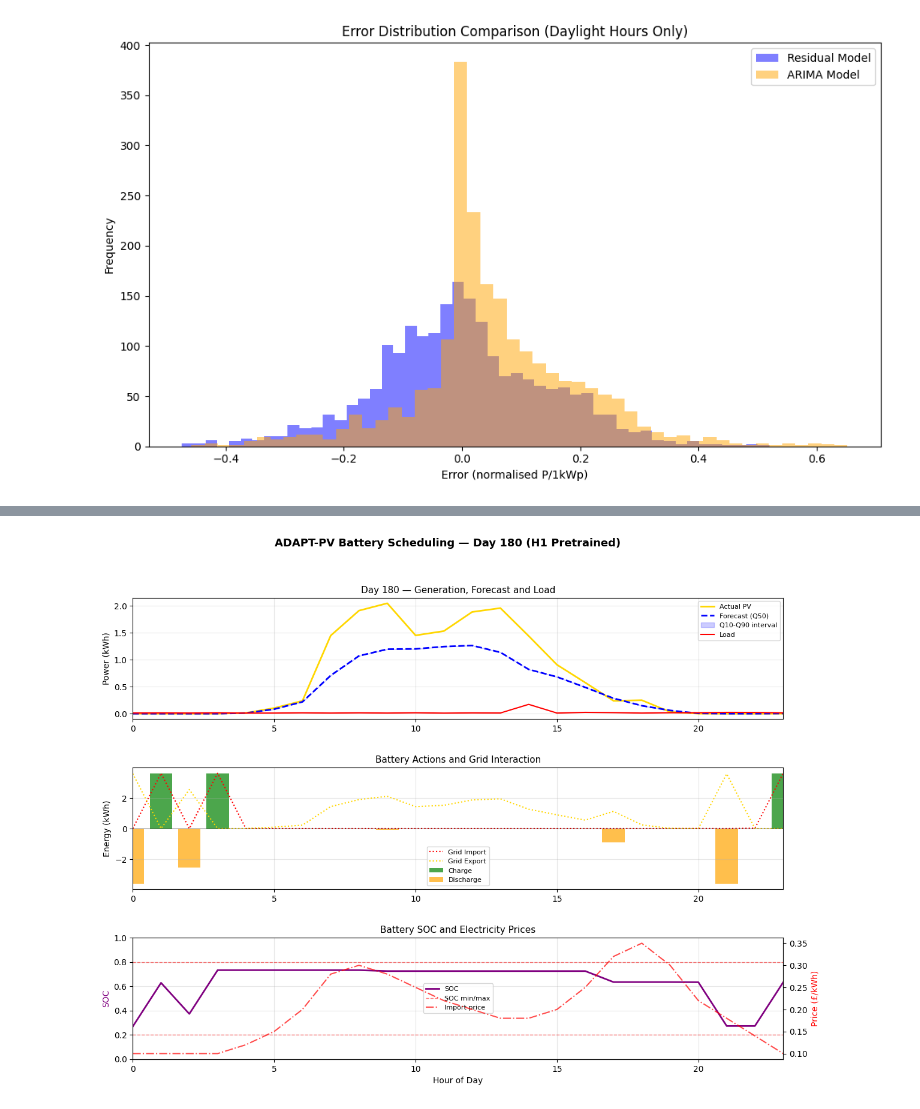
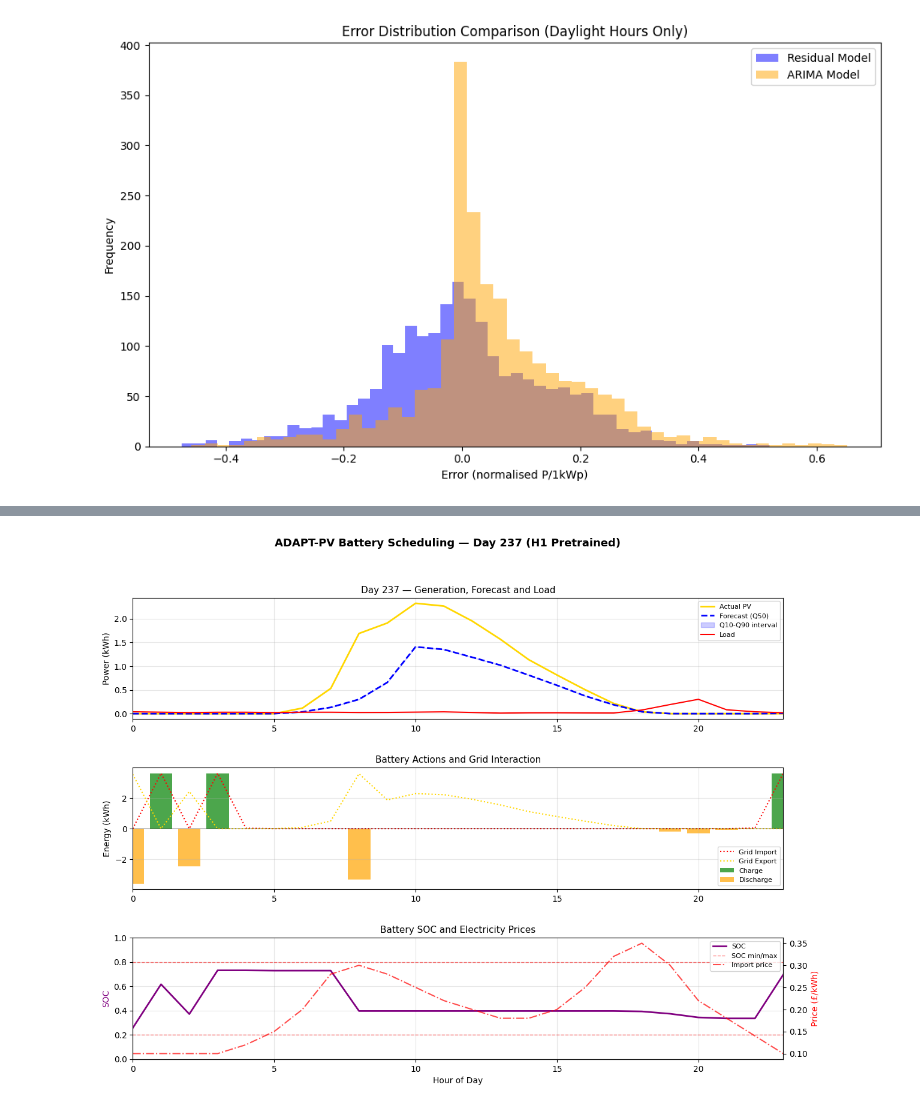
Before and after one commit to AlyHafez/adaptive-pv-forecasting, a Jupyter notebook: notebooks/result_analysis.ipynb, the cells around one changed output, grey strips where cells are left out. Cells and saved outputs as stored; diff of their text form; code cells hidden in the pictures.

```diff
--- a/notebooks/result_analysis.ipynb
+++ b/notebooks/result_analysis.ipynb
@@ -285,7 +284,7 @@ import numpy as np
 df = pd.read_csv(f"{file_config.results_dir}/control_arima_pretrained_h1.csv")
 
 # pick a day to visualise — try a summer day (day 180 = late June)
-day = 180
+day = 237
 mask = df["day"] == day
 day_df = df[mask].reset_index(drop=True)
 
@@ -337,31 +336,31 @@ ax3_twin = ax3.twinx()
 
 ax3.plot(hours, day_df["soc_next"],
          color="purple", linewidth=2, label="SOC")
 ax3.axhline(y=0.2, color="red", linestyle="--",
             alpha=0.5, linewidth=1, label="SOC min/max")
 ax3.axhline(y=0.8, color="red", linestyle="--", alpha=0.5, linewidth=1)
 ax3.set_ylabel("SOC", fontsize=10, color="purple")
 ax3.set_ylim(0, 1)
 
 ax3_twin.plot(hours, day_df["import_price"],
               color="red", linewidth=1.5,
               linestyle="-.", alpha=0.7, label="Import price")
 ax3_twin.set_ylabel("Price (£/kWh)", fontsize=10, color="red")
 
 ax3.set_xlabel("Hour of Day", fontsize=10)
 ax3.set_title("Battery SOC and Electricity Prices", fontsize=11)
 ax3.set_xlim(0, 23)
 ax3.grid(alpha=0.3)
 
 # combine legends
 lines1, labels1 = ax3.get_legend_handles_labels()
 lines2, labels2 = ax3_twin.get_legend_handles_labels()
 ax3.legend(lines1 + lines2, labels1 + labels2, fontsize=8)
 
 plt.suptitle(f"ADAPT-PV Battery Scheduling — Day {day} (H1 Pretrained)",
              fontsize=13, fontweight='bold')
 plt.savefig(f"{file_config.results_dir}/scheduling_day_{day}_arima.png",
             dpi=300, bbox_inches='tight')
 plt.show()
 # %% [output]
-[figure, old version]
+[figure, new version]
```
Also changed, not shown: parts of 6 cells of this notebook, 3 other files.
